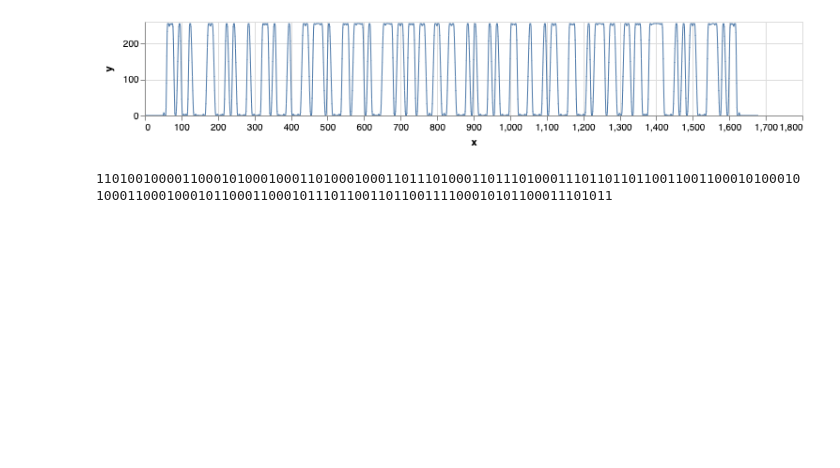
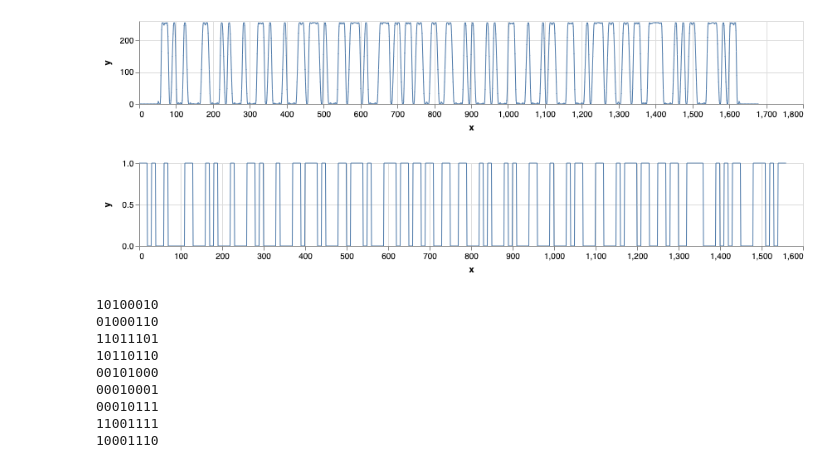
Before and after one commit to hack4code/jupyter, a Jupyter notebook: barcode/barcode.ipynb, the cells around one changed output. Drawn from its saved outputs; the diff is of its cells as text; code cells hidden in the pictures; blank space fills up the shorter version.

```diff
--- a/barcode/barcode.ipynb
+++ b/barcode/barcode.ipynb
@@ -6,45 +6,57 @@ import altair as alt
 # %%
 image = Image.open('barcode.jpeg')
 width, height = image.size
 
 new_width = width * 4
 image = image.resize((new_width, height), Image.ANTIALIAS)
 
 line = image.crop((0, height//2, new_width, height//2+1)).convert('L')
 data = np.asarray(line, dtype='int32')[0]
 
 data = 255 - data
 
 df = pd.DataFrame({'x': np.arange(len(data)), 'y': data})
 
 alt.Chart(df).mark_line().encode(
     x='x',
     y='y',
     size=alt.value(1)
 ).configure_view(
-    width=700,
+    width=800,
     height=100,
 )
 # %% [output]
-[figure, old version]
+[figure, new version]
+# %%
+avg = np.average(df['y'])
+bits = df['y'].apply(lambda x: 1 if x >= avg else 0).reset_index(drop=True)
+
+start = 0
+while True:
+    if bits.iloc[start] == 1:
+        break
+    start = start + 1
+
+end = len(bits) - 1
+while True:
+    if bits.iloc[end] == 1:
+        break
+    end = end - 1
+
+bits = bits.iloc[start:end+1].reset_index(drop=True)
+
+df =pd.DataFrame({'x': np.arange(len(bits)), 'y': bits})
+alt.Chart(df).mark_line().encode(
+    x='x',
+    y='y',
+    size=alt.value(1)
+).configure_view(
+    width=800,
+    height=100,
+)
+# %% [output]
+[figure, added]
 # %%
-avg = np.average(df['y'])
-bits = df['y'].apply(lambda x: 1 if x >= avg else 0).reset_index(drop=True)
-
-start = 0
-while True:
-    if bits.iloc[start] == 1:
-        break
-    start = start + 1
-
-end = len(bits) - 1
-while True:
-    if bits.iloc[end] == 1:
-        break
-    end = end - 1
-
-bits = bits.iloc[start:end+1].reset_index(drop=True)
-
 zero = False
 for idx in range(len(bits)):
     if bits.iloc[idx] == 0:
@@ -67,6 +79,20 @@ for item in bits:
 else:
     count.append((value, value_count))
 
-print(''.join(str(value)*(value_count//bit_width) for value, value_count in count))
+code = ''.join(str(value)*(value_count//bit_width) for value, value_count in count)
+
+step = 16
+end = step
+while end < len(code):
+    print(code[end:end+8])
+    end = end + step
 # %% [output]
-110100100001100010100010001101000100011011101000110111010001110110110110011001100010100010100011000100010110001100010111011001101100111100010101100011101011
+10100010
+01000110
+11011101
+10110110
+00101000
+00010001
+00010111
+11001111
+10001110
```
